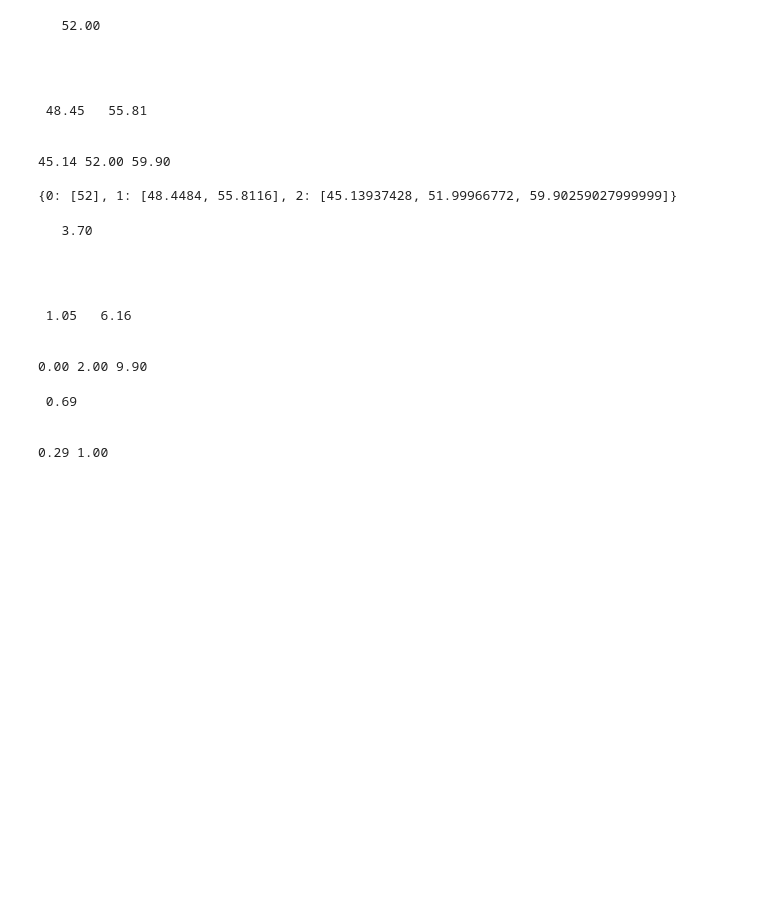
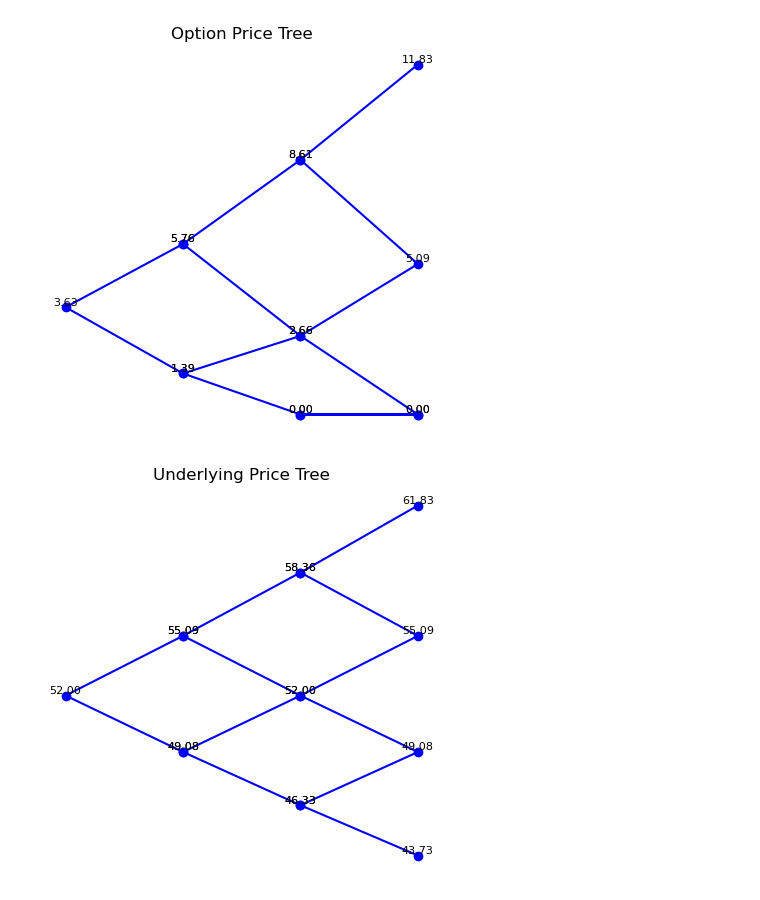
Before and after one commit to J-Atfield/binary-tree-options-pricing, a Jupyter notebook: Binomial Pricing Tree.ipynb, the cells around one changed output. Saved outputs shown, nothing was run; the diff lists cells and outputs as text; code cells hidden in the pictures; blank space fills up the shorter version.

Commit message:
minor fix to delta computation and added some test plot code to notebook

```diff
--- a/Binomial Pricing Tree.ipynb
+++ b/Binomial Pricing Tree.ipynb
@@ -18,38 +18,12 @@ put = Option(S0, K, T, vol, r, n, option_type='put')
 # %%
-call = Option(52, 50, 0.25, 0.2, 0.05, 2)
+call = Option(52, 50, 0.25, 0.2, 0.05, 3)
 # print(call.price)
 # %%
-levels = call.underlying.tree.get_tree_levels(call.underlying.tree.root)
-call.underlying.tree.print_text_tree()
-print(levels)
+under_levels = call.underlying.tree.get_tree_levels(call.underlying.tree.root)
+# call.underlying.tree.print_text_tree()
+# print(under_levels)
-# %% [output]
-   52.00
-
-
-
-
- 48.45   55.81
-
-
-45.14 52.00 59.90
-
-{0: [52], 1: [48.4484, 55.8116], 2: [45.13937428, 51.99966772, 59.90259027999999]}
-# %%
-call.price_tree.print_text_tree()
-# %% [output]
-   3.70
-
-
-
-
- 1.05   6.16
-
-
-0.00 2.00 9.90
-# %%
-call.delta_tree.print_text_tree()
-# %% [output]
- 0.69
-
-
-0.29 1.00
+# %%
+test_levels_call = call.calculate_option_prices()
+test_levels_put = put.calculate_option_prices()
+# print(test_levels_call)
+# print(test_levels_put)
@@ -55,0 +34,36 @@ call.delta_tree.print_text_tree()
+# %%
+import numpy as np
+import matplotlib.pyplot as plt
+from scipy.sparse import lil_matrix
+
+def plot_tree(levels, type):
+    nb_steps = len(levels.keys())-1
+
+    mat = lil_matrix((nb_steps+1, nb_steps*2+1), dtype = np.float32)
+
+    for i in range(nb_steps+1):
+        value = levels[i]
+        rows = np.zeros(i+1, dtype=np.int16) + i
+        cols = np.arange(i+1)*2+nb_steps-i
+        mat[rows, cols] = value
+
+    fig = plt.figure(figsize=[5, 5])
+
+    plt.axis('off')
+    plt.title(f'{type} Tree')
+
+    for i in range(nb_steps):
+        x = (np.arange(3 + i*2) % 2 == 0) + i
+        y = np.arange(0, 2*(i+1)+1) - 1 + (nb_steps-i)
+        v = mat[x, y].toarray()[0]
+        plt.plot(x, v, 'bo-')
+
+        for xi, vi in zip(x, v):
+            plt.text(xi, vi, f'{vi:.2f}', fontsize=8, ha='center', va='bottom')
+
+plot_tree(test_levels_call, 'Option Price')
+plot_tree(under_levels, 'Underlying Price')
+plot_tree(call.delta_tree, 'Option Delta')
+# %% [output]
+[figure, added]
+[figure, added]
```
Also changed, not shown: parts of 5 cells of this notebook, 1 other file.
